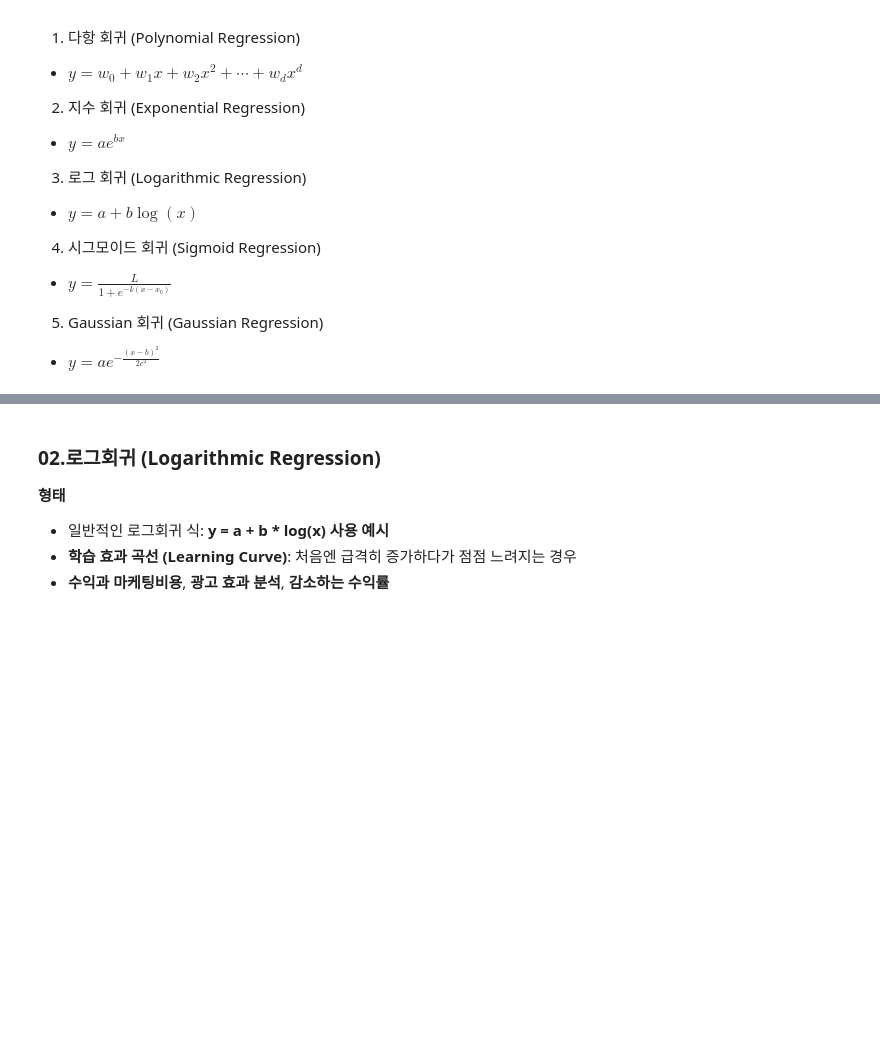
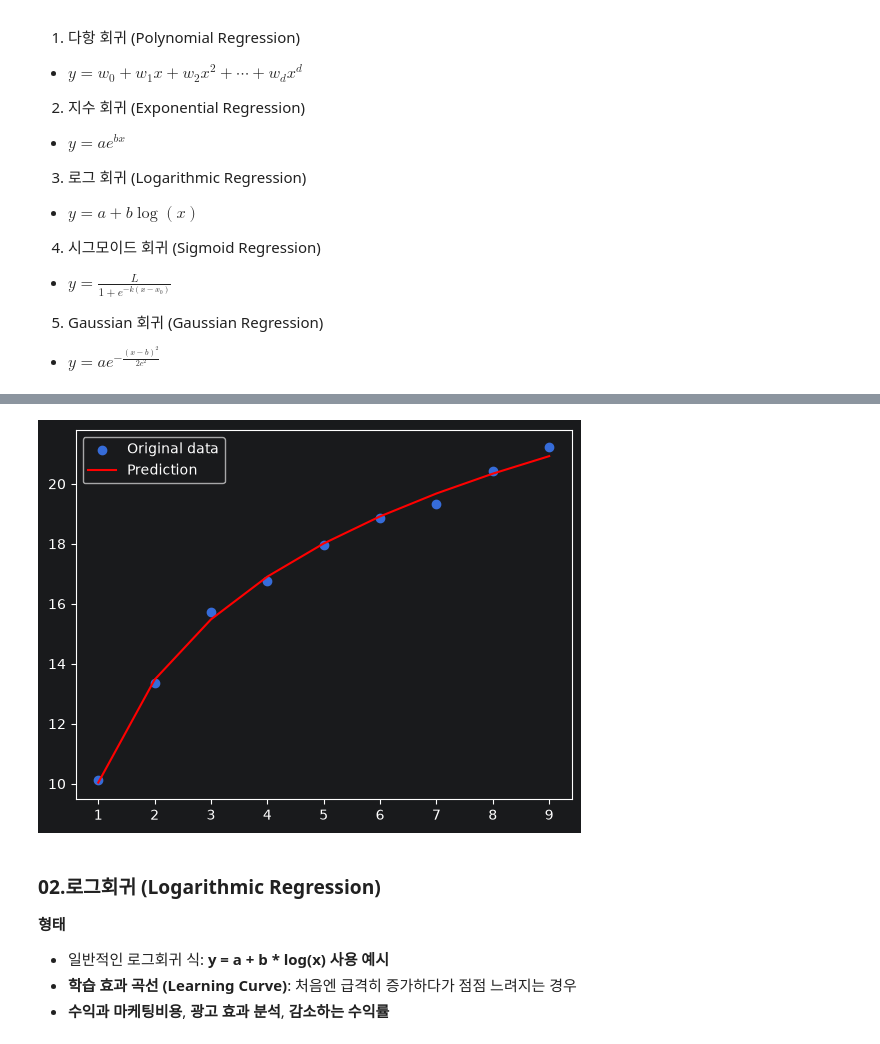
Before and after one commit to RabbitTasteDog-PRO/06_machine_learning, a Jupyter notebook: 02_regression/03_linear_regression.ipynb, the cells around one changed output, grey strips where cells are left out. Drawn from its saved outputs; the diff is of its cells as text; code cells hidden in the pictures; blank space fills up the shorter version.

```diff
--- a/02_regression/03_linear_regression.ipynb
+++ b/02_regression/03_linear_regression.ipynb
@@ -276,3 +341,27 @@ $\text{가격} = w_1 \times \text{평수} + w_2 \times \text{방 개수} + b$
+# %%
+x = np.arange(1, 10).reshape(-1, 1)
+
+# y = a + b*log(x) 형태의 로그 관계를 갖는 샘플 데이터를 생성함.
+true_a = 10
+true_b = 5
+y = true_a + true_b * np.log(x)
+y += np.random.normal(loc=0, scale=0.5, size=x.shape)
+
+# 입력 x에 log를 적용하면 log_x와 y 사이가 선형 관계가 됨.
+log_x = np.log(x)
+
+# 변환된 log_x를 feature로 사용해 선형 회귀 모델을 학습함.
+log_model = LinearRegression()
+log_model.fit(log_x, y)
+
+y_pred = log_model.predict(log_x)
+
+plt.scatter(x, y, label='Original data')
+plt.plot(x, y_pred, color='red', label='Prediction')
+plt.legend()
+plt.show()
+# %% [output]
+[figure, added]
 # %% [markdown]
 ### 02.**로그회귀 (Logarithmic Regression)**
 **형태**
```
Also changed, not shown: parts of 6 cells of this notebook.
